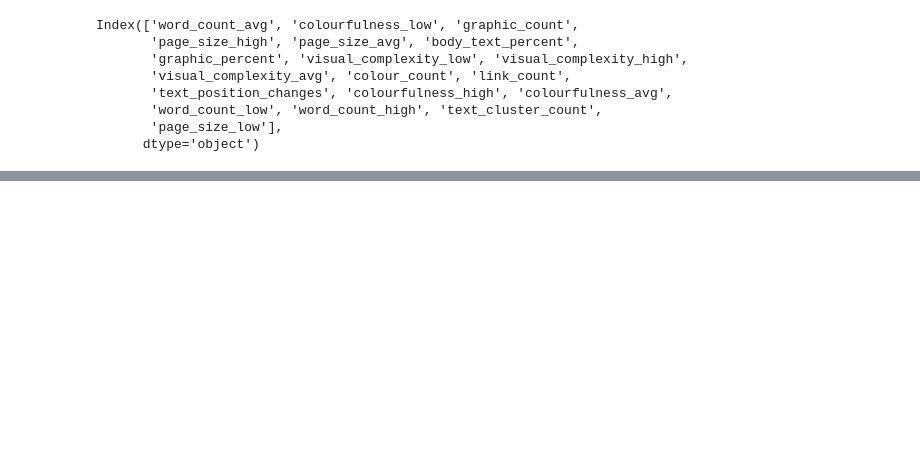
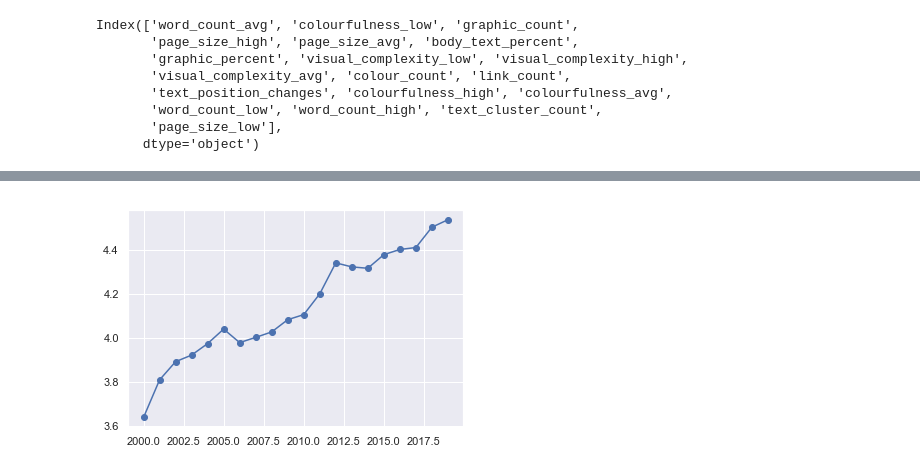
Before and after one commit to ABHISHEKVALSAN/Website-Scoring-Model, a Jupyter notebook: makeModelReg.ipynb, the cells around one changed output, grey strips where cells are left out. Drawn from its saved outputs; the diff is of its cells as text; code cells hidden in the pictures; blank space fills up the shorter version.

```diff
--- a/makeModelReg.ipynb
+++ b/makeModelReg.ipynb
@@ -271,0 +272,8 @@ plt.savefig('linearReg')
+# %%
+x=range(2000,2020)
+y=meanYears
+e=stdYears*0
+plt.errorbar(x, y, e, fmt='-o')
+plt.savefig('linearReg')
+# %% [output]
+[figure, added]
```
Also changed, not shown: parts of 13 cells of this notebook, 6 other files.
